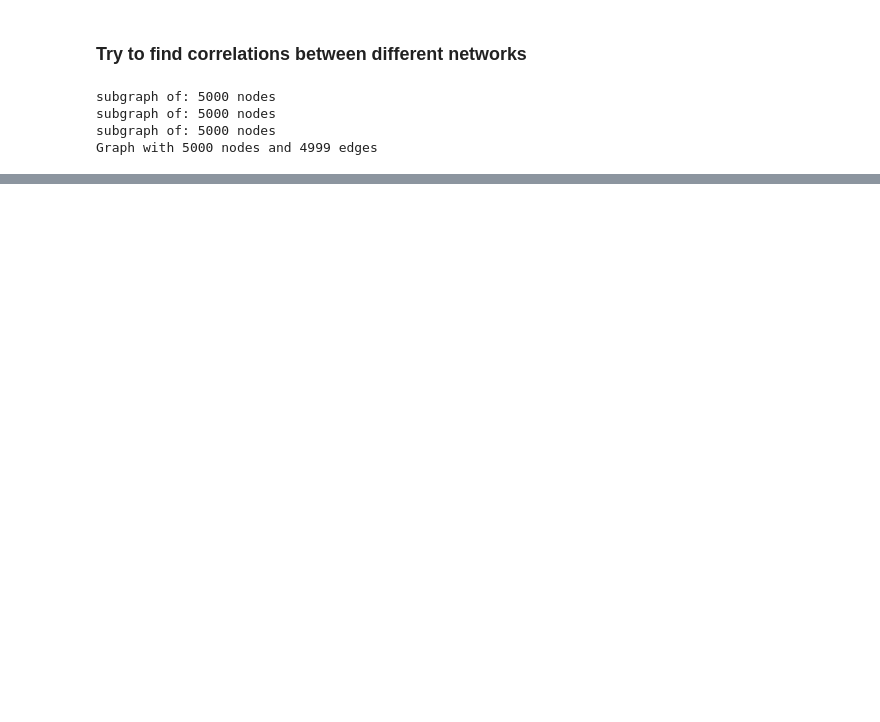
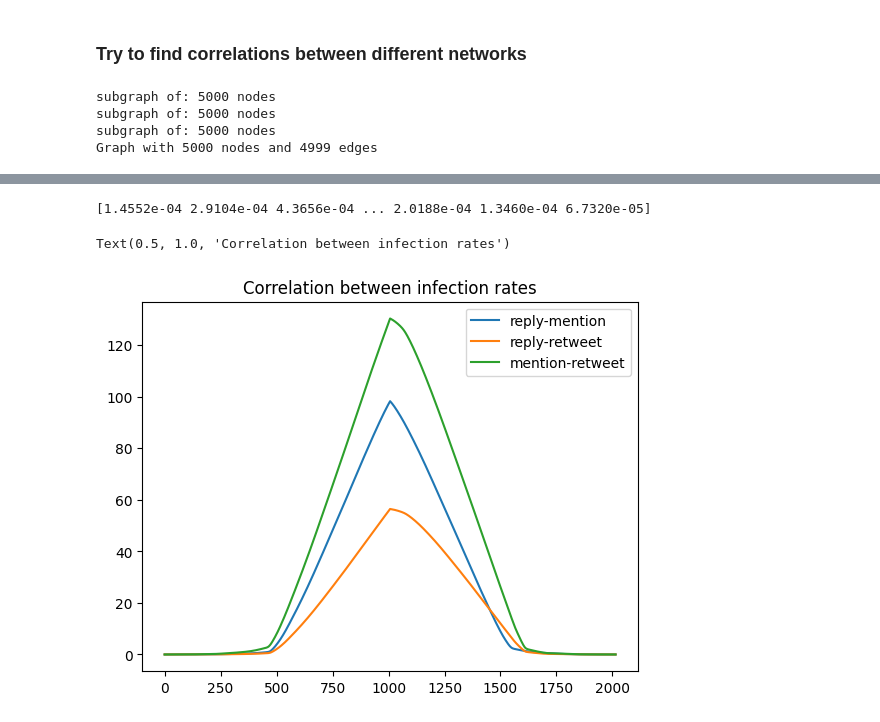
Before and after one commit to francescoopiccoli/higgs-twitter-network-science, a Jupyter notebook: src/process.ipynb, the cells around one changed output, grey strips where cells are left out. Saved outputs shown, nothing was run; the diff lists cells and outputs as text; code cells hidden in the pictures; blank space fills up the shorter version.

```diff
--- a/src/process.ipynb
+++ b/src/process.ipynb
@@ -403,0 +527,15 @@ Correlation between retweet and mention degrees: 0.9190546794111901
+# %%
+correlation_reply_mention = np.correlate(reply_infection_rates, mention_infection_rates, "full")
+correlation_reply_retweet = np.correlate(reply_infection_rates, retweet_infection_rates, "full")
+correlation_mention_retweet = np.correlate(mention_infection_rates, retweet_infection_rates, "full")
+print(correlation_reply_mention)
+plt.clf()
+plt.plot(correlation_reply_mention, label="reply-mention")
+plt.plot(correlation_reply_retweet, label="reply-retweet")
+plt.plot(correlation_mention_retweet, label="mention-retweet")
+plt.legend()
+plt.title("Correlation between infection rates")
+# %% [output]
+[1.4552e-04 2.9104e-04 4.3656e-04 ... 2.0188e-04 1.3460e-04 6.7320e-05]
+Text(0.5, 1.0, 'Correlation between infection rates')
+[figure, added]
```
Also changed, not shown: parts of 6 cells of this notebook.
